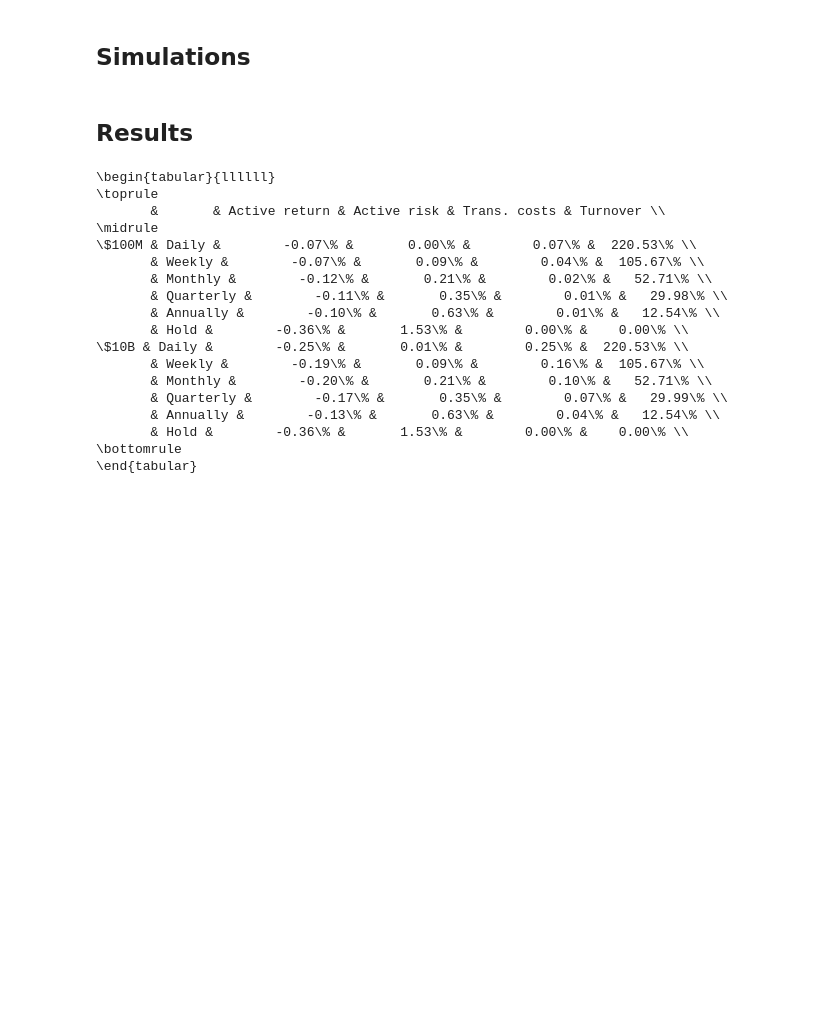
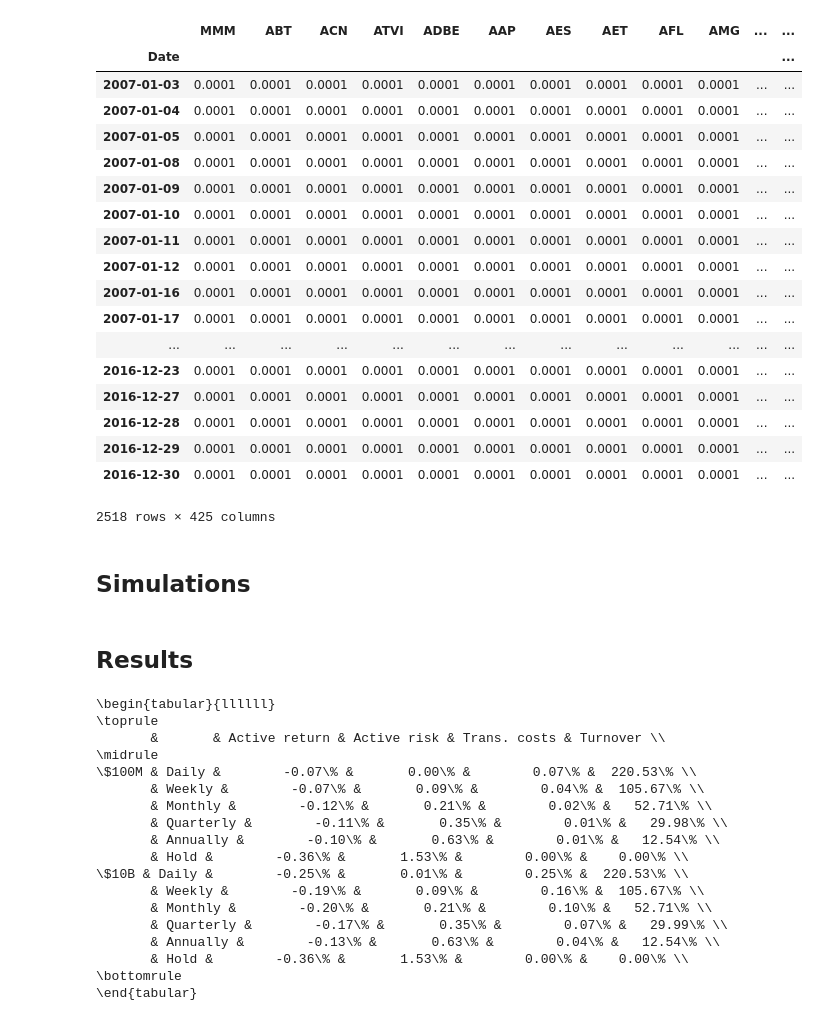
Before and after one commit to cvxgrp/cvxportfolio, a Jupyter notebook: examples/PortfolioSimulation.ipynb, the cells around one changed output. Saved outputs shown, nothing was run; the diff lists cells and outputs as text; code cells hidden in the pictures; blank space fills up the shorter version.

```diff
--- a/examples/PortfolioSimulation.ipynb
+++ b/examples/PortfolioSimulation.ipynb
@@ -24,5 +24,27 @@ w_b/=sum(w_b)
 
 start_t="2012-01-01"
 end_t="2016-12-31"
+# %%
+s
+# %% [output]
+|  | MMM | ABT | ACN | ATVI | ADBE | AAP | AES | AET | AFL | AMG | ... | ... |
+| Date |  |  |  |  |  |  |  |  |  |  |  | ... |
+| 2007-01-03 | 0.0001 | 0.0001 | 0.0001 | 0.0001 | 0.0001 | 0.0001 | 0.0001 | 0.0001 | 0.0001 | 0.0001 | ... | ... |
+| 2007-01-04 | 0.0001 | 0.0001 | 0.0001 | 0.0001 | 0.0001 | 0.0001 | 0.0001 | 0.0001 | 0.0001 | 0.0001 | ... | ... |
+| 2007-01-05 | 0.0001 | 0.0001 | 0.0001 | 0.0001 | 0.0001 | 0.0001 | 0.0001 | 0.0001 | 0.0001 | 0.0001 | ... | ... |
+| 2007-01-08 | 0.0001 | 0.0001 | 0.0001 | 0.0001 | 0.0001 | 0.0001 | 0.0001 | 0.0001 | 0.0001 | 0.0001 | ... | ... |
+| 2007-01-09 | 0.0001 | 0.0001 | 0.0001 | 0.0001 | 0.0001 | 0.0001 | 0.0001 | 0.0001 | 0.0001 | 0.0001 | ... | ... |
+| 2007-01-10 | 0.0001 | 0.0001 | 0.0001 | 0.0001 | 0.0001 | 0.0001 | 0.0001 | 0.0001 | 0.0001 | 0.0001 | ... | ... |
+| 2007-01-11 | 0.0001 | 0.0001 | 0.0001 | 0.0001 | 0.0001 | 0.0001 | 0.0001 | 0.0001 | 0.0001 | 0.0001 | ... | ... |
+| 2007-01-12 | 0.0001 | 0.0001 | 0.0001 | 0.0001 | 0.0001 | 0.0001 | 0.0001 | 0.0001 | 0.0001 | 0.0001 | ... | ... |
+| 2007-01-16 | 0.0001 | 0.0001 | 0.0001 | 0.0001 | 0.0001 | 0.0001 | 0.0001 | 0.0001 | 0.0001 | 0.0001 | ... | ... |
+| 2007-01-17 | 0.0001 | 0.0001 | 0.0001 | 0.0001 | 0.0001 | 0.0001 | 0.0001 | 0.0001 | 0.0001 | 0.0001 | ... | ... |
+| ... | ... | ... | ... | ... | ... | ... | ... | ... | ... | ... | ... | ... |
+| 2016-12-23 | 0.0001 | 0.0001 | 0.0001 | 0.0001 | 0.0001 | 0.0001 | 0.0001 | 0.0001 | 0.0001 | 0.0001 | ... | ... |
+| 2016-12-27 | 0.0001 | 0.0001 | 0.0001 | 0.0001 | 0.0001 | 0.0001 | 0.0001 | 0.0001 | 0.0001 | 0.0001 | ... | ... |
+| 2016-12-28 | 0.0001 | 0.0001 | 0.0001 | 0.0001 | 0.0001 | 0.0001 | 0.0001 | 0.0001 | 0.0001 | 0.0001 | ... | ... |
+| 2016-12-29 | 0.0001 | 0.0001 | 0.0001 | 0.0001 | 0.0001 | 0.0001 | 0.0001 | 0.0001 | 0.0001 | 0.0001 | ... | ... |
+| 2016-12-30 | 0.0001 | 0.0001 | 0.0001 | 0.0001 | 0.0001 | 0.0001 | 0.0001 | 0.0001 | 0.0001 | 0.0001 | ... | ... |
+2518 rows × 425 columns
 # %% [markdown]
 ## Simulations
```
Also changed, not shown: parts of 2 cells of this notebook.
